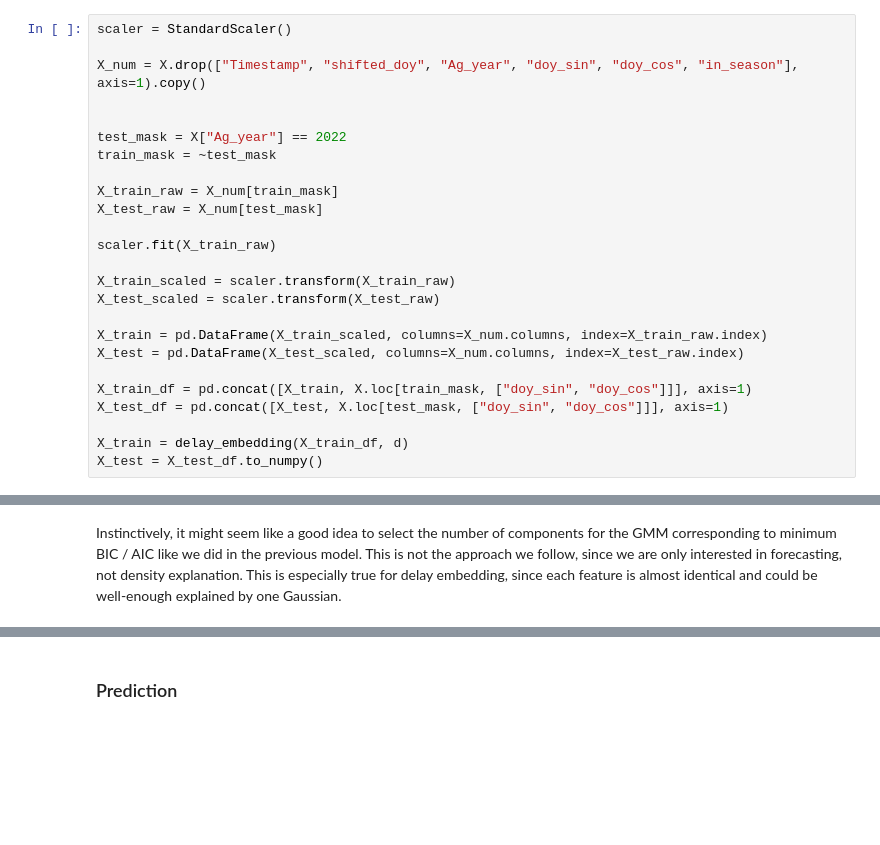
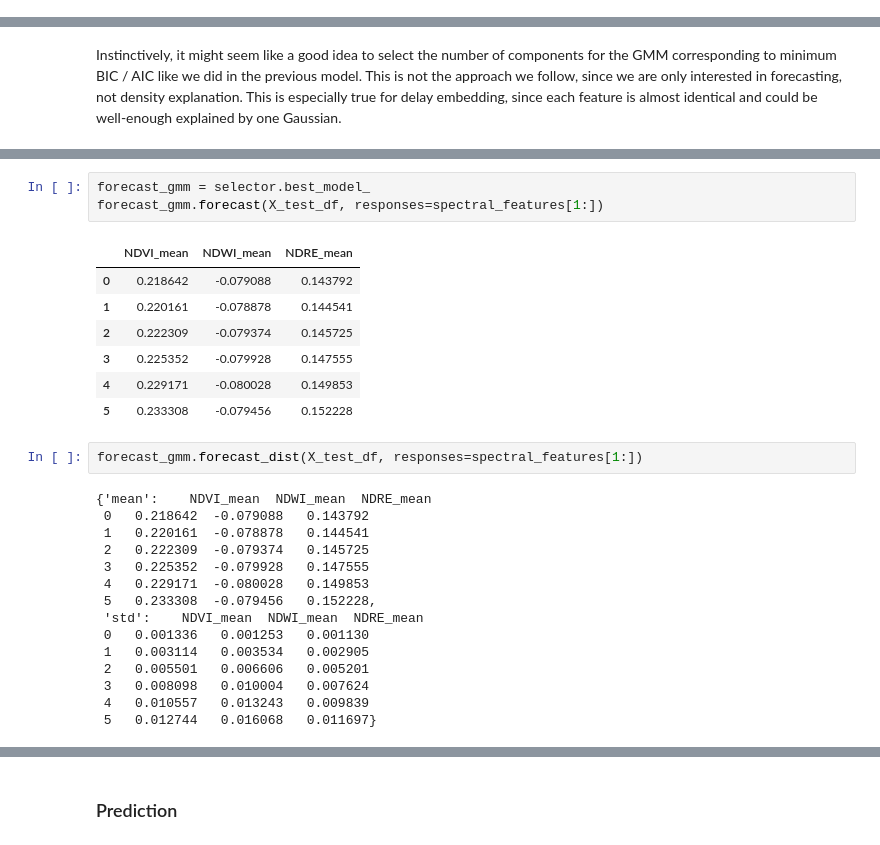
Before and after one commit to asembreek/fieldlens, a Jupyter notebook: notebooks/5. Forecasting Gaussian Mixture Model.ipynb, the cells around one changed output, grey strips where cells are left out. Cells and saved outputs as stored; diff of their text form; blank space fills up the shorter version.

```diff
--- a/notebooks/5. Forecasting Gaussian Mixture Model.ipynb
+++ b/notebooks/5. Forecasting Gaussian Mixture Model.ipynb
@@ -123,31 +261,6 @@ def delay_embedding(X, d):
         embedded[i] = X[i:i+d].reshape(-1)
 
     return embedded
-# %%
-scaler = StandardScaler()
-
-X_num = X.drop(["Timestamp", "shifted_doy", "Ag_year", "doy_sin", "doy_cos", "in_season"], axis=1).copy()
-
-
-test_mask = X["Ag_year"] == 2022
-train_mask = ~test_mask
-
-X_train_raw = X_num[train_mask]
-X_test_raw = X_num[test_mask]
-
-scaler.fit(X_train_raw)
-
-X_train_scaled = scaler.transform(X_train_raw)
-X_test_scaled = scaler.transform(X_test_raw)
-
-X_train = pd.DataFrame(X_train_scaled, columns=X_num.columns, index=X_train_raw.index)
-X_test = pd.DataFrame(X_test_scaled, columns=X_num.columns, index=X_test_raw.index)
-
-X_train_df = pd.concat([X_train, X.loc[train_mask, ["doy_sin", "doy_cos"]]], axis=1)
-X_test_df = pd.concat([X_test, X.loc[test_mask, ["doy_sin", "doy_cos"]]], axis=1)
-
-X_train = delay_embedding(X_train_df, d)
-X_test = X_test_df.to_numpy()
 # %% [markdown]
 ---
 # %% [markdown]
@@ -188,0 +308,28 @@ array([0.06498503, 0.2488033 , 0.43251912, 0.25369256])
+# %%
+forecast_gmm = selector.best_model_
+forecast_gmm.forecast(X_test_df, responses=spectral_features[1:])
+# %% [output]
+|  | NDVI_mean | NDWI_mean | NDRE_mean |
+| 0 | 0.218642 | -0.079088 | 0.143792 |
+| 1 | 0.220161 | -0.078878 | 0.144541 |
+| 2 | 0.222309 | -0.079374 | 0.145725 |
+| 3 | 0.225352 | -0.079928 | 0.147555 |
+| 4 | 0.229171 | -0.080028 | 0.149853 |
+| 5 | 0.233308 | -0.079456 | 0.152228 |
+# %%
+forecast_gmm.forecast_dist(X_test_df, responses=spectral_features[1:])
+# %% [output]
+{'mean':    NDVI_mean  NDWI_mean  NDRE_mean
+ 0   0.218642  -0.079088   0.143792
+ 1   0.220161  -0.078878   0.144541
+ 2   0.222309  -0.079374   0.145725
+ 3   0.225352  -0.079928   0.147555
+ 4   0.229171  -0.080028   0.149853
+ 5   0.233308  -0.079456   0.152228,
+ 'std':    NDVI_mean  NDWI_mean  NDRE_mean
+ 0   0.001336   0.001253   0.001130
+ 1   0.003114   0.003534   0.002905
+ 2   0.005501   0.006606   0.005201
+ 3   0.008098   0.010004   0.007624
+ 4   0.010557   0.013243   0.009839
+ 5   0.012744   0.016068   0.011697}
```
Also changed, not shown: parts of 23 cells of this notebook, 3 other files.
